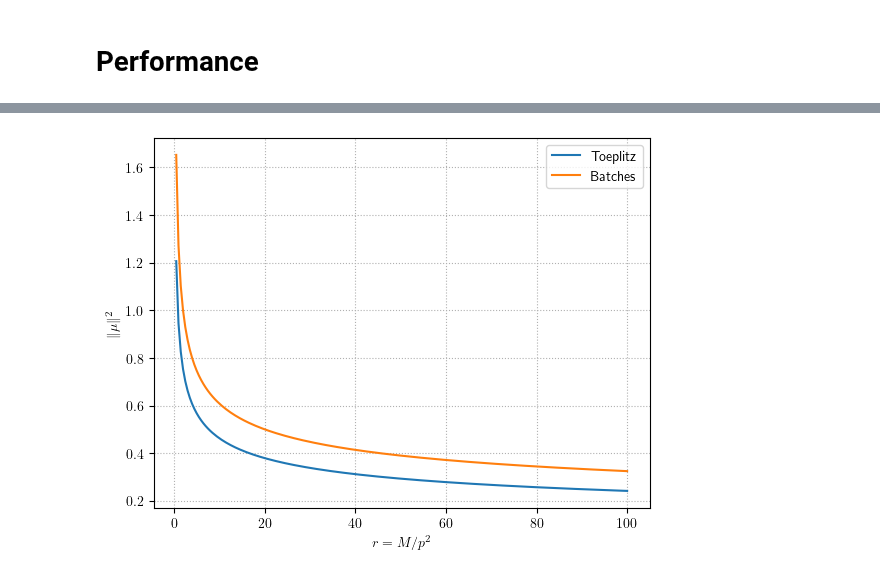
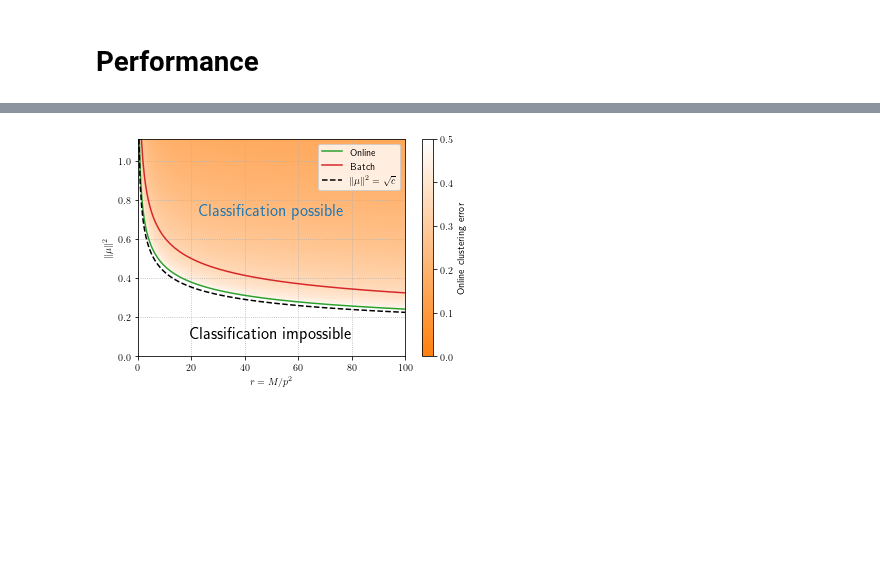
Before and after one commit to HugoLebeau/online_learning, a Jupyter notebook: memory_policy.ipynb, the cells around one changed output, grey strips where cells are left out. Saved outputs shown, nothing was run; the diff lists cells and outputs as text; code cells hidden in the pictures; blank space fills up the shorter version.

Commit message:
better plot

```diff
--- a/memory_policy.ipynb
+++ b/memory_policy.ipynb
@@ -88,9 +89,32 @@ ax2.legend(plots, labels);
-# %%
-plt.plot(memr, pht, label="Toeplitz")
-plt.plot(memr, np.sqrt(2/(-1+np.sqrt(1+4*memr))), label="Batches")
-plt.grid(ls=':')
-plt.xlabel("$r = M / p^2$")
-plt.ylabel("$\\| \\mu \\|^2$")
-plt.legend();
-# %% [output]
-[figure, removed]
+# %%
+right = memr.max()
+top = np.sqrt(opt_ll[0]/(1-opt_ll[0]))
+mu2r = np.linspace(0, top, 200)
+zeta0 = np.zeros((memr.size, mu2r.size))
+lr = np.arange(1, 10000)
+
+for i, ll in enumerate(tqdm(opt_ll)):
+    for j, mu2 in enumerate(mu2r):
+        if mu2 > 0:
+            zeta0[i, j] = mu2*(1-ll*(mu2**(-2)+2*np.sum(((mu2+1)/np.sinc(opt_eps[i]*lr)-1)**(-2)))/(1-ll))/(mu2+1)
+
+error_rate = lambda zeta: stats.norm.sf(np.sqrt(zeta/(1-zeta))) # asymptotic online clustering error
+online_err = error_rate(np.maximum(zeta0, 0))
+# %%
+cmap = LinearSegmentedColormap.from_list('test', ['C1', 'white'])
+plt.plot(memr, pht, color='C2', label="Online")
+plt.plot(memr, np.sqrt(2/(-1+np.sqrt(1+4*memr))), color='C3', label="Batch")
+plt.plot(memr, np.sqrt(opt_ll/(1-opt_ll)), ls='--', color='black', label="$\\| \\mu \\|^2 = \\sqrt{c}$")
+mesh = plt.pcolormesh(memr, mu2r, online_err.T, norm=Normalize(0, 0.5), cmap=cmap, alpha=1)
+cbar = plt.colorbar(mesh, orientation='vertical')
+cbar.set_label("Online clustering error")
+plt.grid(ls=':')
+plt.xlim(0, right)
+plt.ylim(0, top)
+plt.text(right/2, 2*top/3, "Classification possible", color='C0', fontsize='xx-large', fontweight='bold', ha='center', va='center')
+plt.text(right/2, top/10, "Classification impossible", color='black', fontsize='xx-large', fontweight='bold', ha='center', va='center')
+plt.xlabel("$r = M / p^2$")
+plt.ylabel("$\\| \\mu \\|^2$")
+plt.legend();
+# %% [output]
+[figure, added]
```
Also changed, not shown: parts of 3 cells of this notebook.
